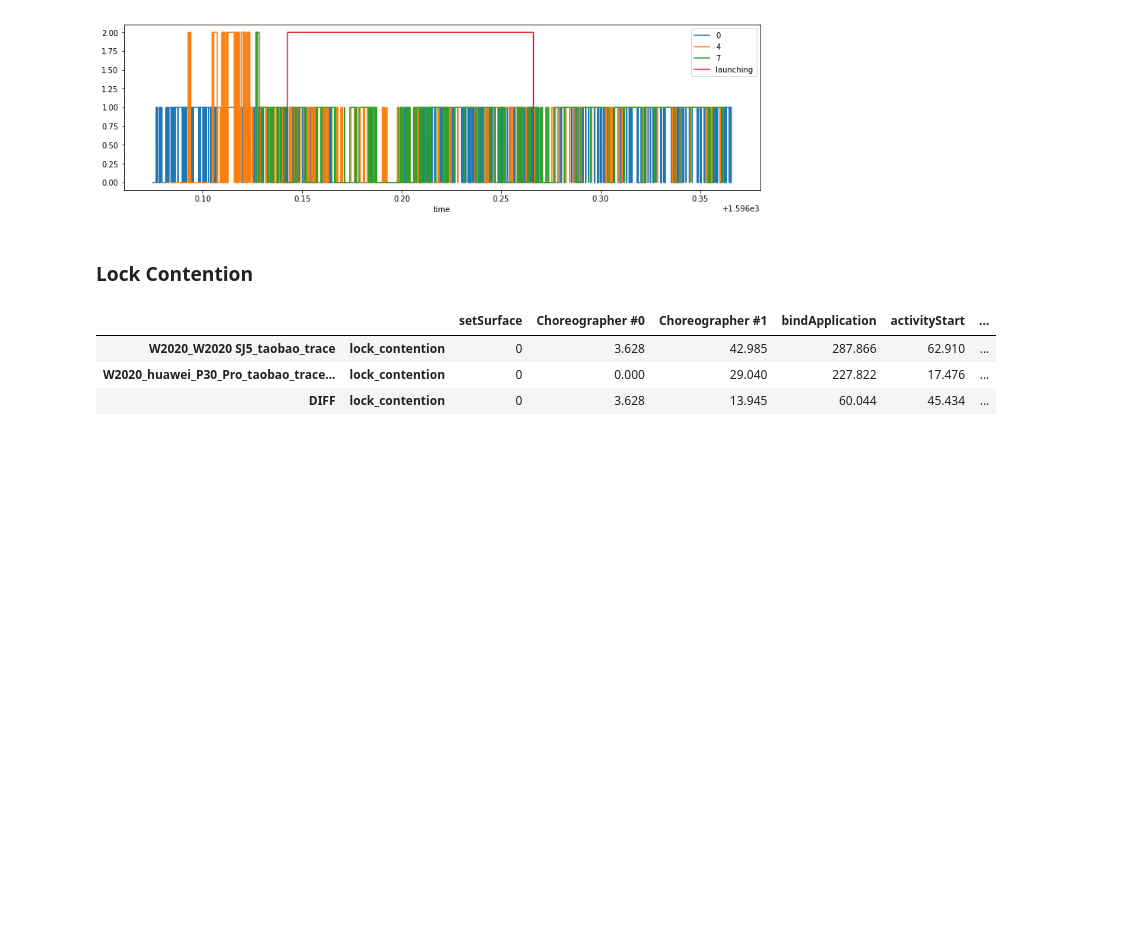
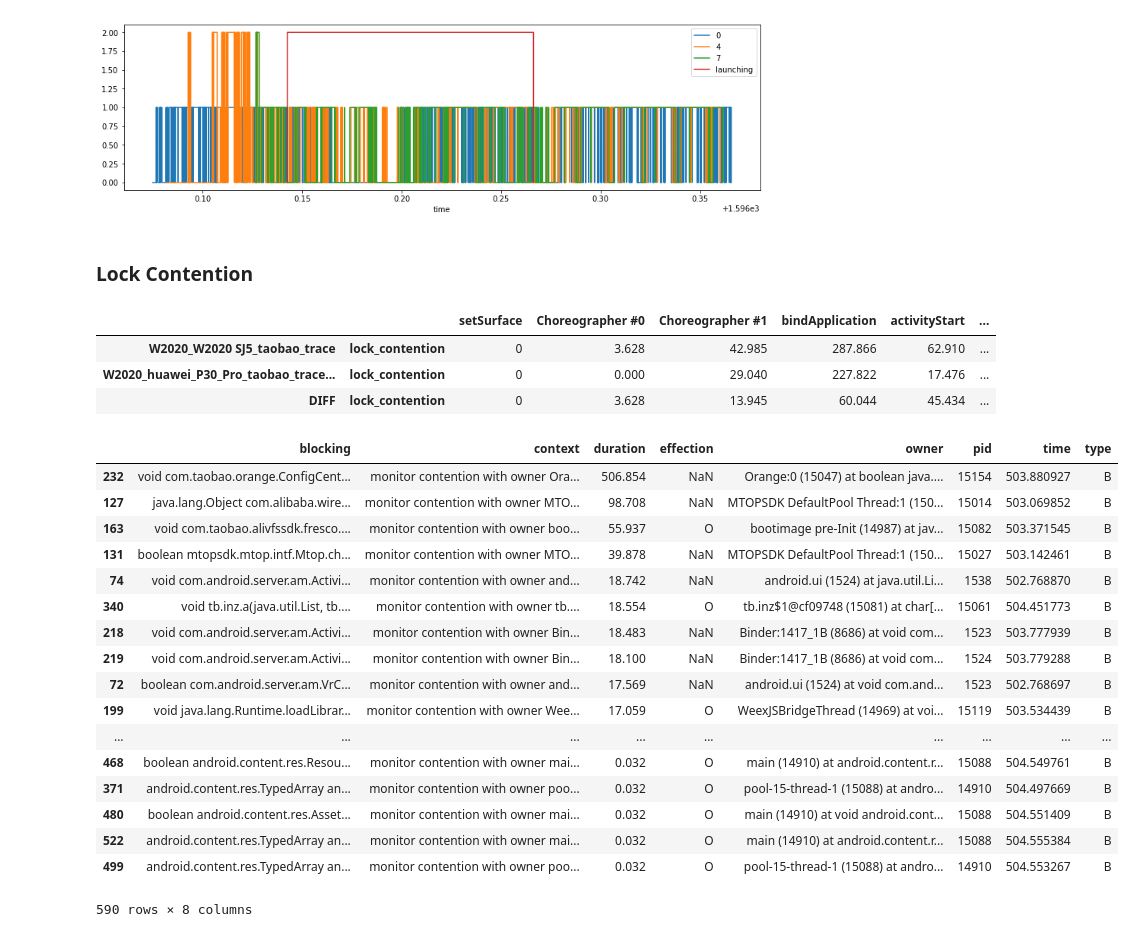
Before and after one commit to Binse-Park/SystraceParser, a Jupyter notebook: systrace_parser.ipynb, the cells around one changed output. Cells and saved outputs as stored; diff of their text form; code cells hidden in the pictures; blank space fills up the shorter version.

Commit message:
feat : Add a cell to check the lock contention
feat : Add a cell to check the lock contention

Add a example how to use DrawLockContention method.

```diff
--- a/systrace_parser.ipynb
+++ b/systrace_parser.ipynb
@@ -699,3 +699,24 @@ def DrawLockContention(group, value='NaN'):
             display(df.sort_values(by=['duration'], ascending=False))
         else:
             display(DataFrame(df[value].value_counts()))
+# %%
+DrawLockContention(group1)
+# %% [output]
+|  | blocking | context | duration | effection | owner | pid | time | type |
+| 232 | void com.taobao.orange.ConfigCent... | monitor contention with owner Ora... | 506.854 | NaN | Orange:0 (15047) at boolean java.... | 15154 | 503.880927 | B |
+| 127 | java.lang.Object com.alibaba.wire... | monitor contention with owner MTO... | 98.708 | NaN | MTOPSDK DefaultPool Thread:1 (150... | 15014 | 503.069852 | B |
+| 163 | void com.taobao.alivfssdk.fresco.... | monitor contention with owner boo... | 55.937 | O | bootimage pre-Init (14987) at jav... | 15082 | 503.371545 | B |
+| 131 | boolean mtopsdk.mtop.intf.Mtop.ch... | monitor contention with owner MTO... | 39.878 | NaN | MTOPSDK DefaultPool Thread:1 (150... | 15027 | 503.142461 | B |
+| 74 | void com.android.server.am.Activi... | monitor contention with owner and... | 18.742 | NaN | android.ui (1524) at java.util.Li... | 1538 | 502.768870 | B |
+| 340 | void tb.inz.a(java.util.List, tb.... | monitor contention with owner tb.... | 18.554 | O | tb.inz$1@cf09748 (15081) at char[... | 15061 | 504.451773 | B |
+| 218 | void com.android.server.am.Activi... | monitor contention with owner Bin... | 18.483 | NaN | Binder:1417_1B (8686) at void com... | 1523 | 503.777939 | B |
+| 219 | void com.android.server.am.Activi... | monitor contention with owner Bin... | 18.100 | NaN | Binder:1417_1B (8686) at void com... | 1524 | 503.779288 | B |
+| 72 | boolean com.android.server.am.VrC... | monitor contention with owner and... | 17.569 | NaN | android.ui (1524) at void com.and... | 1523 | 502.768697 | B |
+| 199 | void java.lang.Runtime.loadLibrar... | monitor contention with owner Wee... | 17.059 | O | WeexJSBridgeThread (14969) at voi... | 15119 | 503.534439 | B |
+| ... | ... | ... | ... | ... | ... | ... | ... | ... |
+| 468 | boolean android.content.res.Resou... | monitor contention with owner mai... | 0.032 | O | main (14910) at android.content.r... | 15088 | 504.549761 | B |
+| 371 | android.content.res.TypedArray an... | monitor contention with owner poo... | 0.032 | O | pool-15-thread-1 (15088) at andro... | 14910 | 504.497669 | B |
+| 480 | boolean android.content.res.Asset... | monitor contention with owner mai... | 0.032 | O | main (14910) at void android.cont... | 15088 | 504.551409 | B |
+| 522 | android.content.res.TypedArray an... | monitor contention with owner mai... | 0.032 | O | main (14910) at android.content.r... | 15088 | 504.555384 | B |
+| 499 | android.content.res.TypedArray an... | monitor contention with owner poo... | 0.032 | O | pool-15-thread-1 (15088) at andro... | 14910 | 504.553267 | B |
+590 rows × 8 columns
```
